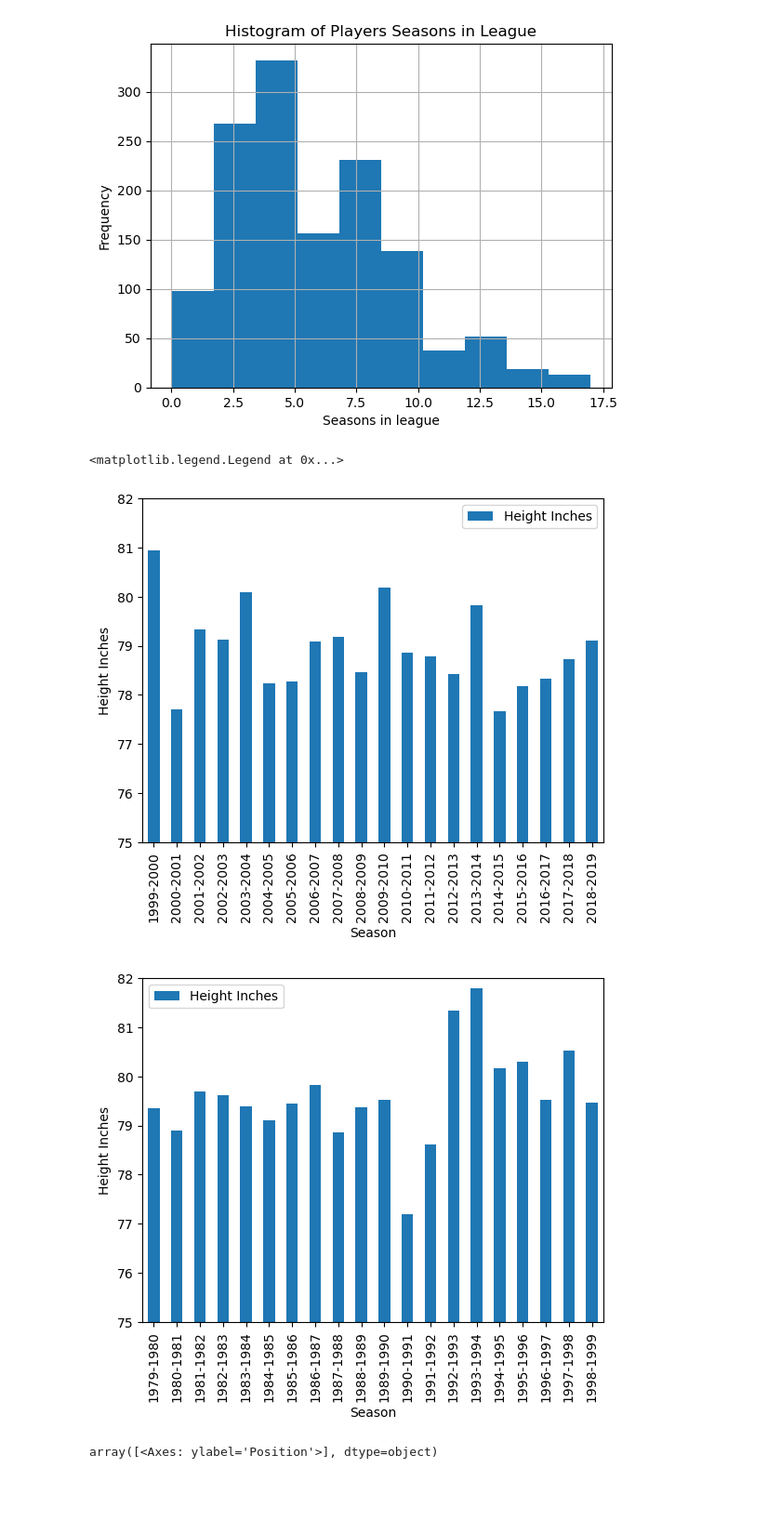
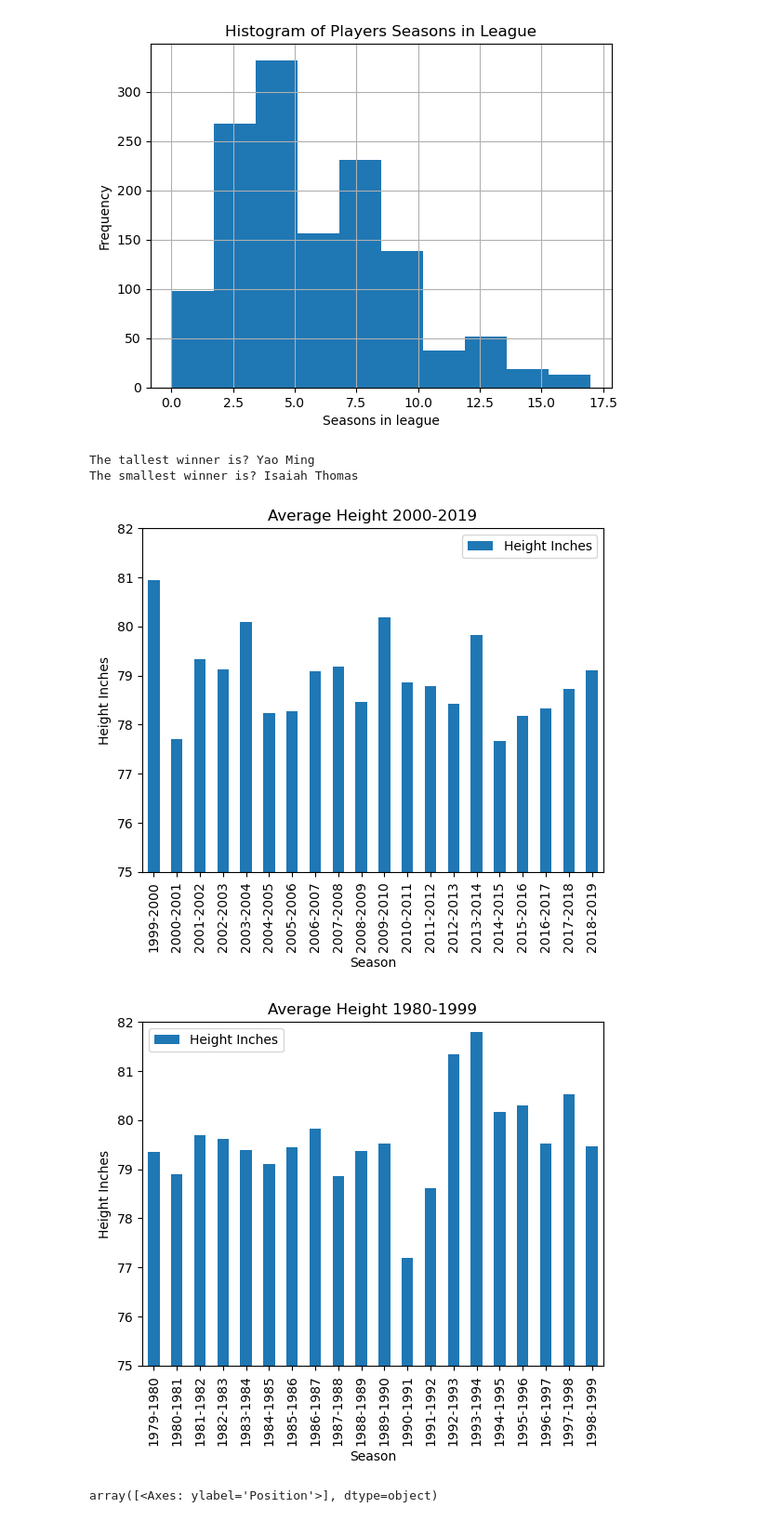
Before and after one commit to GabrelleaNorman/Project-One, a Jupyter notebook: NBA Analytics.ipynb, the cells around one changed output. Shown at 93% size. Cells and saved outputs as stored; diff of their text form; code cells hidden in the pictures; blank space fills up the shorter version.

```diff
--- a/NBA Analytics.ipynb
+++ b/NBA Analytics.ipynb
@@ -174,13 +174,21 @@ plt.show()
 # %%
 #Create dataframe for average height
 avgheight_year = (pd.DataFrame(nba_data.groupby('Season')['Height CM'].mean()))
 avgheight_year_inches = (avgheight_year)/2.54
-avgheight_year_inches.iloc[20:40].plot(kind='bar', ylim=(75,82),ylabel='Height Inches').legend(['Height Inches'])
-avgheight_year_inches.iloc[0:20].plot(kind='bar', ylim=(75,82),ylabel='Height Inches').legend(['Height Inches'])
+avgheight_year_inches.iloc[20:40].plot(kind='bar', ylim=(75,82),ylabel='Height Inches',title='Average Height 2000-2019').legend(['Height Inches'])
+avgheight_year_inches.iloc[0:20].plot(kind='bar', ylim=(75,82),ylabel='Height Inches',title='Average Height 1980-1999').legend(['Height Inches'])
+
+tallest_player = nba_data.loc[(nba_data['Height CM'])==nba_data['Height CM'].max()]
+who_is_tallest = tallest_player['Player'].unique()
+smallest_player = nba_data.loc[(nba_data['Height CM'])==nba_data['Height CM'].min()]
+who_is_smallest = smallest_player['Player'].unique()
+print(f'The tallest winner is? {who_is_tallest[0]}')
+print(f'The smallest winner is? {who_is_smallest[0]}')
 # %% [output]
-<matplotlib.legend.Legend at 0x...>
+The tallest winner is? Yao Ming
+The smallest winner is? Isaiah Thomas
-[figure, old version]
+[figure, new version]
-[figure, old version]
+[figure, new version]
 # %%
 #Cleaning data to consolidate positions as G, F, and C
 nba_data['Position'] = nba_data['Position'].replace({'FC':'C','F-C':'C','G-F':'F','SF':'F','PF':'F','GF':'F','SG':'G','PG':'G'})
```
Also changed, not shown: parts of 1 cell of this notebook.
